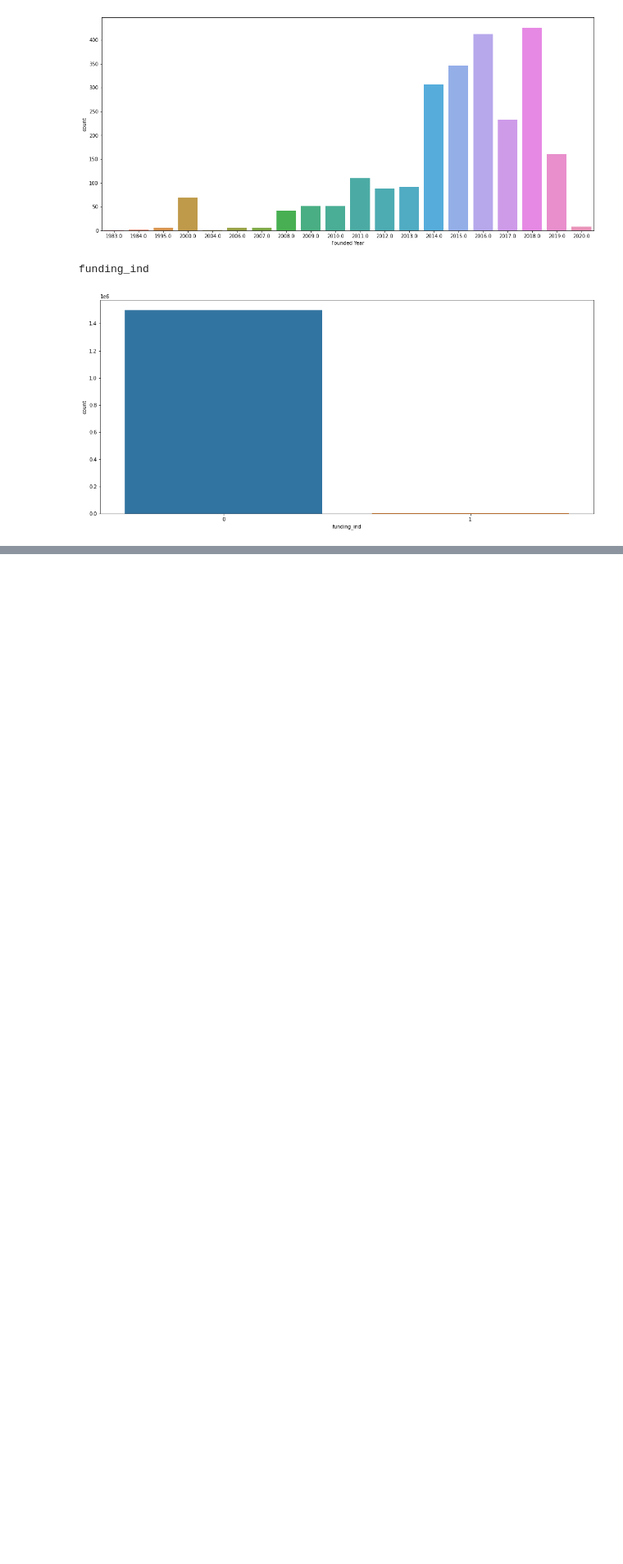
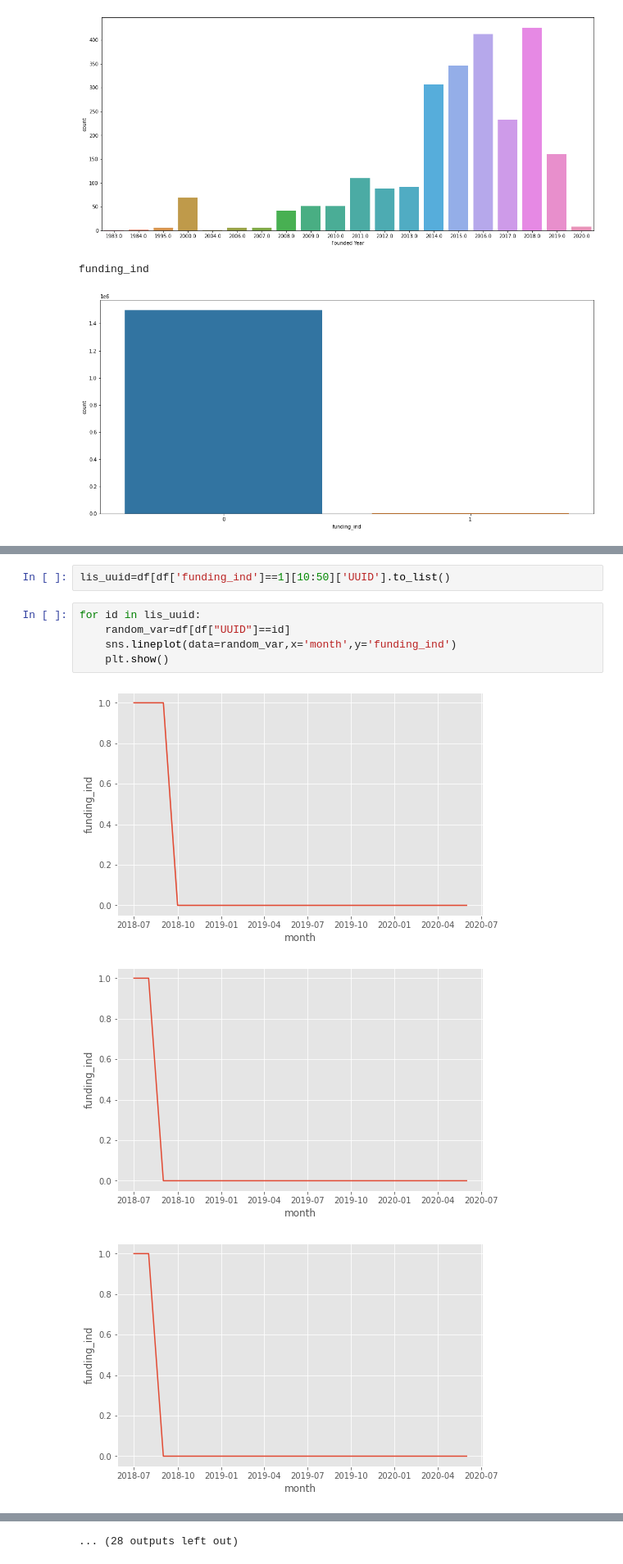
Before and after one commit to mishraraaj/Startup_funding_prediction, a Jupyter notebook: Raj_Mishra_Startup_Funding_Prediction_Capstone_Project.ipynb, the cells around one changed output, grey strips where cells are left out. Shown at 82% size. Cells and saved outputs as stored; diff of their text form; blank space fills up the shorter version.

```diff
--- a/Raj_Mishra_Startup_Funding_Prediction_Capstone_Project.ipynb
+++ b/Raj_Mishra_Startup_Funding_Prediction_Capstone_Project.ipynb
@@ -227,0 +324,11 @@ df
+# %%
+lis_uuid=df[df['funding_ind']==1][10:50]['UUID'].to_list()
+# %%
+for id in lis_uuid:
+    random_var=df[df["UUID"]==id]
+    sns.lineplot(data=random_var,x='month',y='funding_ind')
+    plt.show()
+# %% [output]
+[figure, added]
+[figure, added]
+[figure, added]
@@ -227,0 +344 @@ df
+... (28 outputs left out)
```
Also changed, not shown: parts of 26 cells of this notebook.
